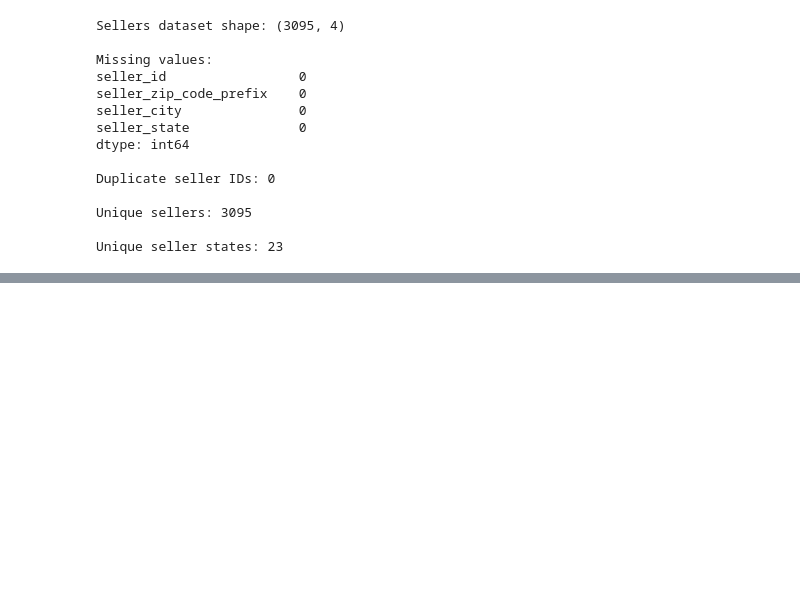
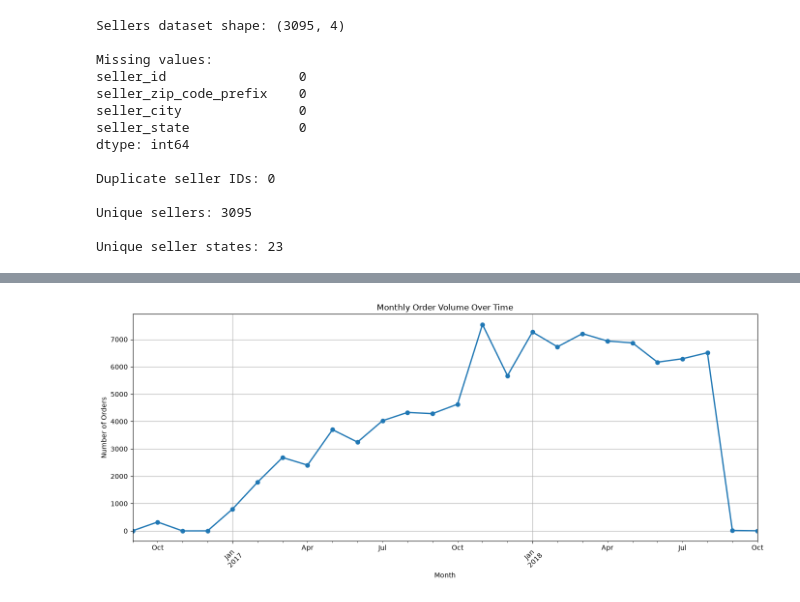
Before and after one commit to Gyrith/E-Commerce-Business-Analytics, a Jupyter notebook: E-Commerce Business Analytics.ipynb, the cells around one changed output, grey strips where cells are left out. Saved outputs shown, nothing was run; the diff lists cells and outputs as text; code cells hidden in the pictures; blank space fills up the shorter version.

```diff
--- a/E-Commerce Business Analytics.ipynb
+++ b/E-Commerce Business Analytics.ipynb
@@ -1451,0 +1768,5 @@ Unique seller states: 23
+# %%
+# extract the month from the purchase timestamp and calculate monthly order counts.
+monthly_orders = (orders_analysis.set_index('order_purchase_timestamp').resample('MS')['order_id'].nunique())
+
+monthly_orders
@@ -1451,0 +1791,15 @@ Unique seller states: 23
+# %%
+# monthly order trends
+plt.figure(figsize=(14, 6))
+
+monthly_orders.plot(kind='line',marker='o',linewidth=2)
+
+plt.title('Monthly Order Volume Over Time')
+plt.xlabel('Month')
+plt.ylabel('Number of Orders')
+plt.xticks(rotation=45)
+plt.grid(True)
+plt.tight_layout()
+plt.show()
+# %% [output]
+[figure, added]
```
Also changed, not shown: parts of 54 cells of this notebook.
